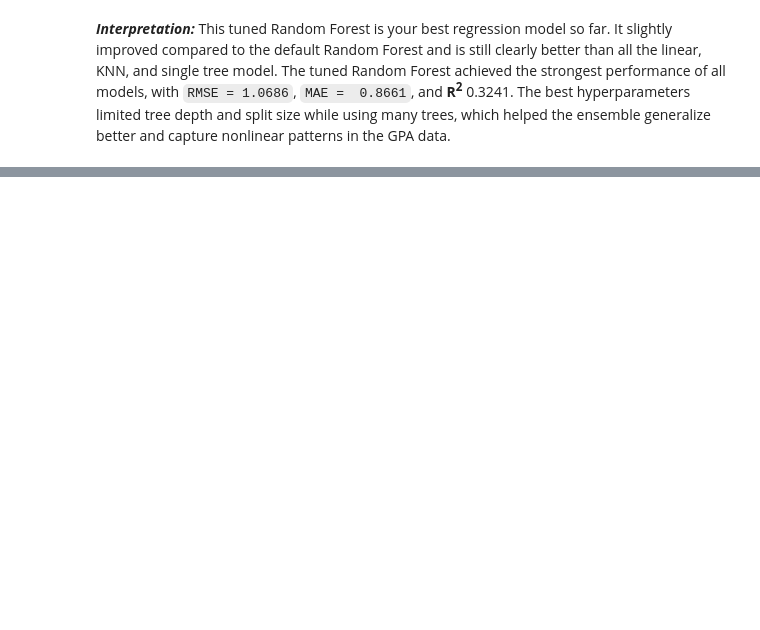
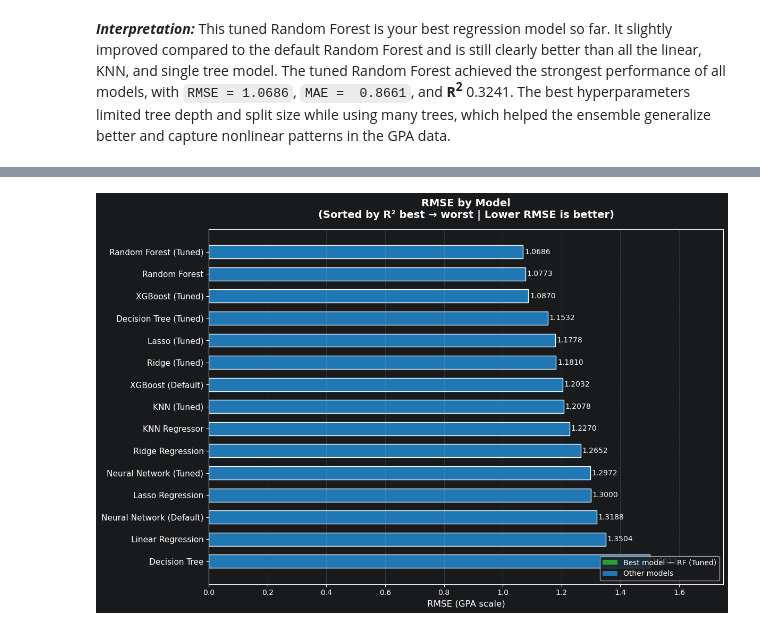
Before and after one commit to weslylaboy/student-outcome-predictor, a Jupyter notebook: notebooks/04_regression_model.ipynb, the cells around one changed output, grey strips where cells are left out. Cells and saved outputs as stored; diff of their text form; code cells hidden in the pictures; blank space fills up the shorter version.

```diff
--- a/notebooks/04_regression_model.ipynb
+++ b/notebooks/04_regression_model.ipynb
@@ -714,0 +901,28 @@ Best RF params: {'model__max_depth': 5, 'model__max_features': 0.5, 'model__min_
+# %%
+fig, ax = plt.subplots(figsize=(12, 8))
+
+ax.barh(models, rmse, color=colors_err, edgecolor='white', height=0.6)
+
+for i, v in enumerate(rmse):
+    ax.text(v + 0.005, i, f'{v:.4f}', va='center', ha='left', fontsize=10)
+ax.set_title('RMSE by Model\n(Sorted by R² best → worst | Lower RMSE is better)',
+             fontsize=14, fontweight='bold', pad=15)
+ax.set_xlabel('RMSE (GPA scale)', fontsize=12)
+ax.set_xlim(0, 1.75)
+ax.invert_yaxis()
+ax.tick_params(axis='y', labelsize=11)
+ax.tick_params(axis='x', labelsize=10)
+ax.grid(axis='x', linestyle='--', alpha=0.4)
+
+legend_elements = [
+    Patch(facecolor='#2ca02c', label='Best model — RF (Tuned)'),
+    Patch(facecolor='#1f77b4', label='Other models'),
+]
+
+ax.legend(handles=legend_elements, loc='lower right', fontsize=10)
+plt.tight_layout()
+plt.savefig('../plots/rmse_comparison.png', dpi=150, bbox_inches='tight')
+
+plt.show()
+# %% [output]
+[figure, added]
```
Also changed, not shown: parts of 24 cells of this notebook.
